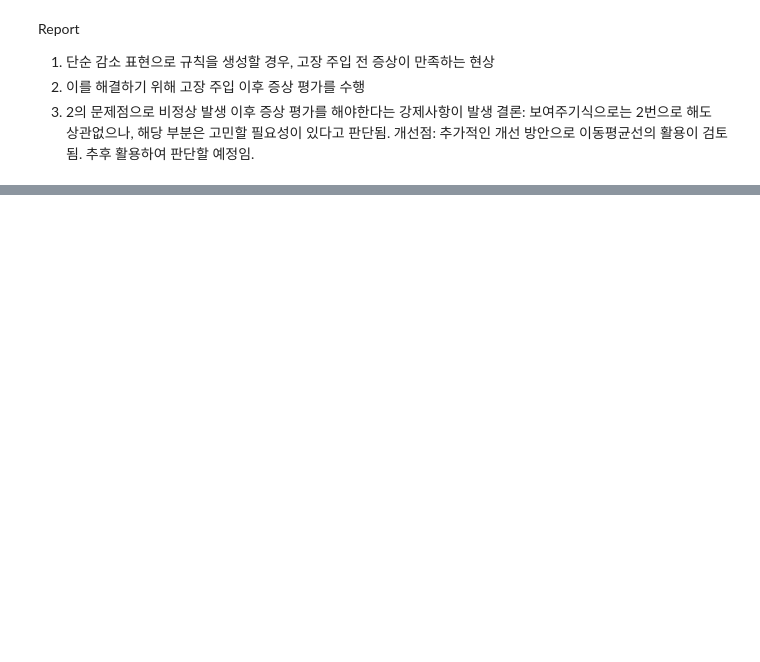
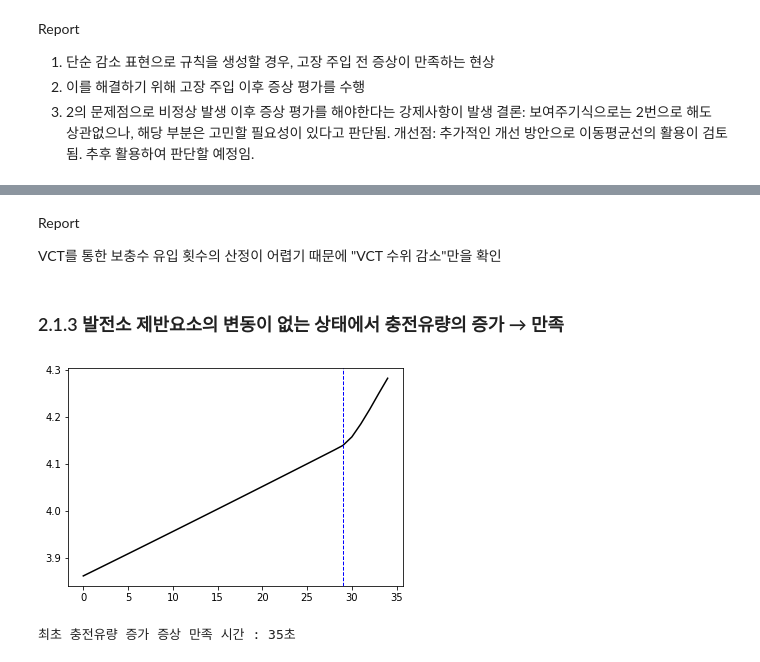
Before and after one commit to Jonghyun-Kim-73/CRONI_Project, a Jupyter notebook: Abnormal_Procedure_Verification/Verif_23_06.ipynb, the cells around one changed output, grey strips where cells are left out. Drawn from its saved outputs; the diff is of its cells as text; code cells hidden in the pictures; blank space fills up the shorter version.

```diff
--- a/Abnormal_Procedure_Verification/Verif_23_06.ipynb
+++ b/Abnormal_Procedure_Verification/Verif_23_06.ipynb
@@ -57,0 +76,24 @@ Report
+# %% [markdown]
+Report
+
+VCT를 통한 보충수 유입 횟수의 산정이 어렵기 때문에 "VCT 수위 감소"만을 확인
+# %% [markdown]
+### 2.1.3 발전소 제반요소의 변동이 없는 상태에서 충전유량의 증가 → 만족
+# %%
+# WCHGNO : 충전유량
+plt.plot(db['WCHGNO'], color='k') # -> 충전유량 증가 확인
+vline = plt.axvline(29, color='b', linestyle='--', linewidth=1)
+# %% [output]
+[figure, added]
+# %%
+ch_flow = []
+num = 3 # 증감을 판단하는 부분이 아니라면 필요없는 부분임.
+for i in range(len(db)):
+    if i > 29:
+        sym_ch[num].append(db['WCHGNO'][i])
+        if len(sym_ch[num]) == 5:
+            if sym_ch[num][0] < sym_ch[num][1] < sym_ch[num][2] < sym_ch[num][3] < sym_ch[num][4]:
+                ch_flow.append(i+1)
+print(f'최초 충전유량 증가 증상 만족 시간 : {ch_flow[0]}초')
+# %% [output]
+최초 충전유량 증가 증상 만족 시간 : 35초
```
Also changed, not shown: parts of 34 cells of this notebook, 1 other file.
